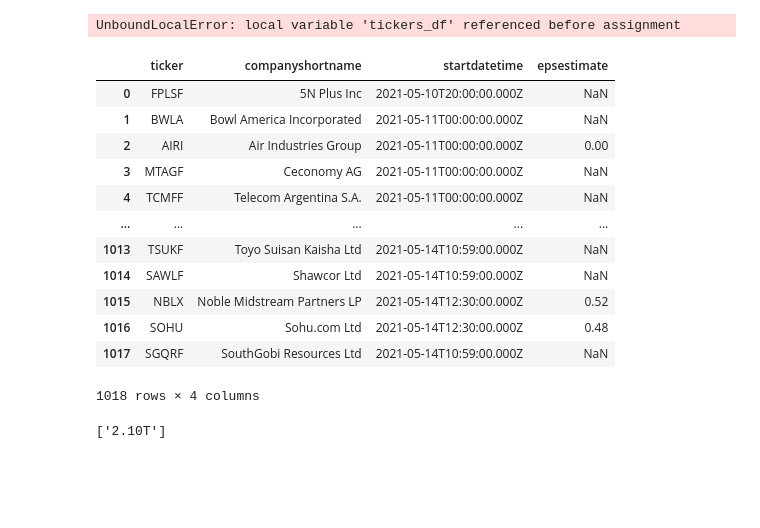
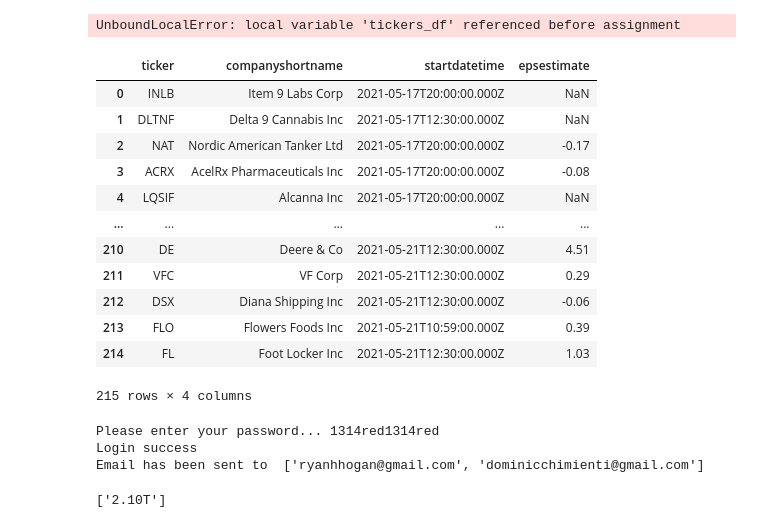
Before and after one commit to ryanhhogan3/financialintel, a Jupyter notebook: FinancialIntelemail.ipynb, the cells around one changed output. Drawn from its saved outputs; the diff is of its cells as text; code cells hidden in the pictures; blank space fills up the shorter version.

```diff
--- a/FinancialIntelemail.ipynb
+++ b/FinancialIntelemail.ipynb
@@ -114,53 +115,67 @@ generate_report()
 UnboundLocalError: local variable 'tickers_df' referenced before assignment
 # %%
 ### EARNINGS INFORMATION
-
-def earnings_this_week(startdate, enddate):
+def get_earnings_fordates(startdate, enddate):
 
     # Start and End Dates
     # startdate = '05/10/2021'
     # enddate = '05/16/2021'
 
     # Earnings Data in DataFrame Format
     earnings_this_week = si.get_earnings_in_date_range(startdate, enddate)
     earnings_thiswk = pd.DataFrame(earnings_this_week)
 
     # Retrive Market Cap and Stock Price Information
 
 
     # Retreives Week Number
     today = dt.date.today()
     weeknumber = today.isocalendar()[1]
 
 
     # Write to CSV file in 'CSVfiles' folder
     earnings_thiswk.to_csv('CSVfiles/earnings_for_week_{}.csv'.format(weeknumber))
     dropcols = ['startdatetimetype', 'timeZoneShortName', 'gmtOffsetMilliSeconds' ,'quoteType','epsactual','epssurprisepct']
     editearningsdf = earnings_thiswk.drop(columns=dropcols)
 
+    return editearningsdf
+
+# Calculates the input dates for the week (release every sunday)
+def this_weeks_earnings():
+    today = dt.date.today()
+    one_week = dt.timedelta(days=7)
+    one_week_ahead = today + one_week
+    today = str(today)
+    one_week = str(one_week_ahead)
+
+    # Call earnings for week function
+    earningsDF = get_earnings_fordates(today, one_week)
+    return earningsDF
 
 
-    return editearningsdf
-
-earnings_this_week('05/9/2021','05/16/2021')
+this_weeks_earnings()
 # %% [output]
 |  | ticker | companyshortname | startdatetime | epsestimate |
-| 0 | FPLSF | 5N Plus Inc | 2021-05-10T20:00:00.000Z | NaN |
-| 1 | BWLA | Bowl America Incorporated | 2021-05-11T00:00:00.000Z | NaN |
-| 2 | AIRI | Air Industries Group | 2021-05-11T00:00:00.000Z | 0.00 |
-| 3 | MTAGF | Ceconomy AG | 2021-05-11T00:00:00.000Z | NaN |
-| 4 | TCMFF | Telecom Argentina S.A. | 2021-05-11T00:00:00.000Z | NaN |
+| 0 | INLB | Item 9 Labs Corp | 2021-05-17T20:00:00.000Z | NaN |
+| 1 | DLTNF | Delta 9 Cannabis Inc | 2021-05-17T12:30:00.000Z | NaN |
+| 2 | NAT | Nordic American Tanker Ltd | 2021-05-17T20:00:00.000Z | -0.17 |
+| 3 | ACRX | AcelRx Pharmaceuticals Inc | 2021-05-17T20:00:00.000Z | -0.08 |
+| 4 | LQSIF | Alcanna Inc | 2021-05-17T20:00:00.000Z | NaN |
 | ... | ... | ... | ... | ... |
-| 1013 | TSUKF | Toyo Suisan Kaisha Ltd | 2021-05-14T10:59:00.000Z | NaN |
-| 1014 | SAWLF | Shawcor Ltd | 2021-05-14T10:59:00.000Z | NaN |
-| 1015 | NBLX | Noble Midstream Partners LP | 2021-05-14T12:30:00.000Z | 0.52 |
-| 1016 | SOHU | Sohu.com Ltd | 2021-05-14T12:30:00.000Z | 0.48 |
-| 1017 | SGQRF | SouthGobi Resources Ltd | 2021-05-14T10:59:00.000Z | NaN |
+| 210 | DE | Deere & Co | 2021-05-21T12:30:00.000Z | 4.51 |
+| 211 | VFC | VF Corp | 2021-05-21T12:30:00.000Z | 0.29 |
+| 212 | DSX | Diana Shipping Inc | 2021-05-21T12:30:00.000Z | -0.06 |
+| 213 | FLO | Flowers Foods Inc | 2021-05-21T10:59:00.000Z | 0.39 |
+| 214 | FL | Foot Locker Inc | 2021-05-21T12:30:00.000Z | 1.03 |
-1018 rows × 4 columns
+215 rows × 4 columns
 # %%
 ### DIVIDEND EMAIL MODULE ###
 
 def send_div_report():
+
+    # Retreives Week Number
+    today = dt.date.today()
+    weeknumber = today.isocalendar()[1]
 
     # Credentials
     sender_email = 'robotydividend@gmail.com'
@@ -171,13 +186,13 @@ def send_div_report():
     #recipiant = "<ryanhhogan@gmail.com>"
 
     # Subject, Messege of email
-    initialmsg = 'Hello, here are compaines that are reporting earnings for week 19'
+    initialmsg = 'Hello, here are compaines that are reporting earnings for week {}'.format(weeknumber)
 
 
     ##########################################################
 
     # The target CSV file
-    dividend_data = open('CSVfiles/dividends_for_{}.csv'.format(csvformat_today))
+    dividend_data = open('CSVfiles/earnings_for_week_{}.csv'.format(weeknumber))
 
     # joining with space content of text
     joined_data = ' '.join([i for i in dividend_data])
@@ -203,6 +218,10 @@ def send_div_report():
     server.quit()
 
 send_div_report()
+# %% [output]
+Please enter your password... 1314red1314red
+Login success
+Email has been sent to  ['ryanhhogan@gmail.com', 'dominicchimienti@gmail.com']
 # %%
 class person:
     def __init__(self, age, weight, height, first_name, last_name, phrase):
```
Also changed, not shown: parts of 3 cells of this notebook, 2 other files.
